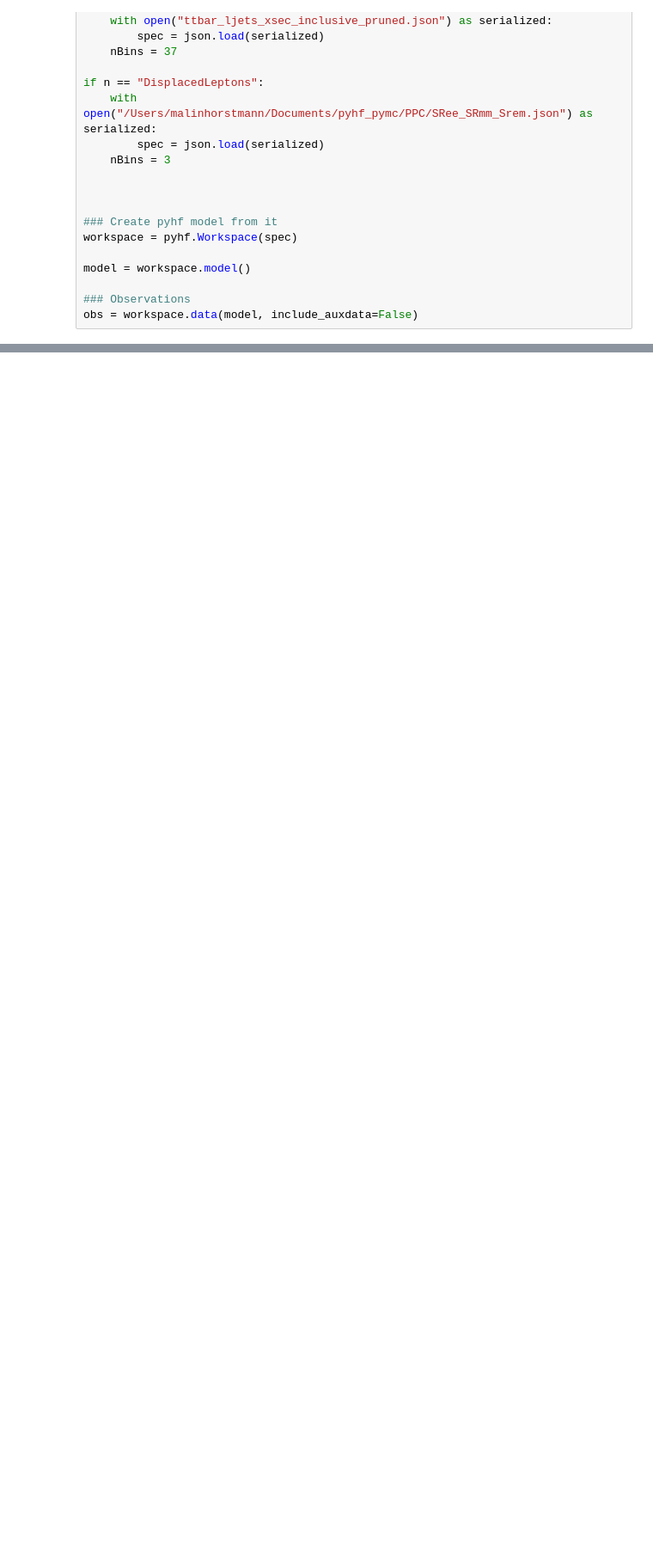
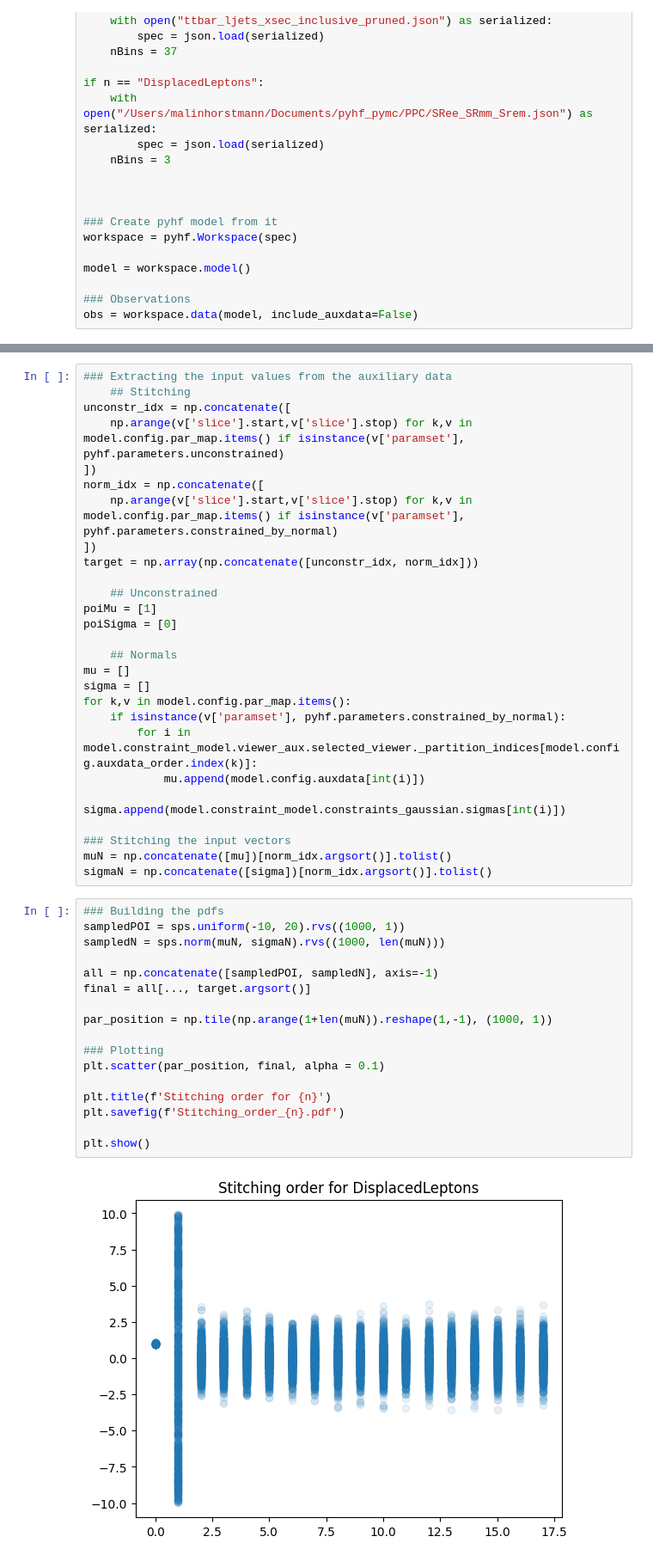
Before and after one commit to malin-horstmann/bayesian_pyhf, a Jupyter notebook: PPC/priors.ipynb, the cells around one changed output, grey strips where cells are left out. Shown at 86% size. Saved outputs shown, nothing was run; the diff lists cells and outputs as text; blank space fills up the shorter version.

```diff
--- a/PPC/priors.ipynb
+++ b/PPC/priors.ipynb
@@ -116,0 +214,46 @@ Note:
+# %%
+### Extracting the input values from the auxiliary data
+    ## Stitching
+unconstr_idx = np.concatenate([
+    np.arange(v['slice'].start,v['slice'].stop) for k,v in model.config.par_map.items() if isinstance(v['paramset'], pyhf.parameters.unconstrained)
+])
+norm_idx = np.concatenate([
+    np.arange(v['slice'].start,v['slice'].stop) for k,v in model.config.par_map.items() if isinstance(v['paramset'], pyhf.parameters.constrained_by_normal)
+])
+target = np.array(np.concatenate([unconstr_idx, norm_idx]))
+
+    ## Unconstrained
+poiMu = [1]
+poiSigma = [0]
+
+    ## Normals
+mu = []
+sigma = []
+for k,v in model.config.par_map.items():
+    if isinstance(v['paramset'], pyhf.parameters.constrained_by_normal):
+        for i in model.constraint_model.viewer_aux.selected_viewer._partition_indices[model.config.auxdata_order.index(k)]:
+            mu.append(model.config.auxdata[int(i)])
+            sigma.append(model.constraint_model.constraints_gaussian.sigmas[int(i)])
+
+### Stitching the input vectors
+muN = np.concatenate([mu])[norm_idx.argsort()].tolist()
+sigmaN = np.concatenate([sigma])[norm_idx.argsort()].tolist()
+# %%
+### Building the pdfs
+sampledPOI = sps.uniform(-10, 20).rvs((1000, 1))
+sampledN = sps.norm(muN, sigmaN).rvs((1000, len(muN)))
+
+all = np.concatenate([sampledPOI, sampledN], axis=-1)
+final = all[..., target.argsort()]
+
+par_position = np.tile(np.arange(1+len(muN)).reshape(1,-1), (1000, 1))
+
+### Plotting
+plt.scatter(par_position, final, alpha = 0.1)
+
+plt.title(f'Stitching order for {n}')
+plt.savefig(f'Stitching_order_{n}.pdf')
+
+plt.show()
+# %% [output]
+[figure, added]
```
Also changed, not shown: parts of 22 cells of this notebook, 1 other file.
